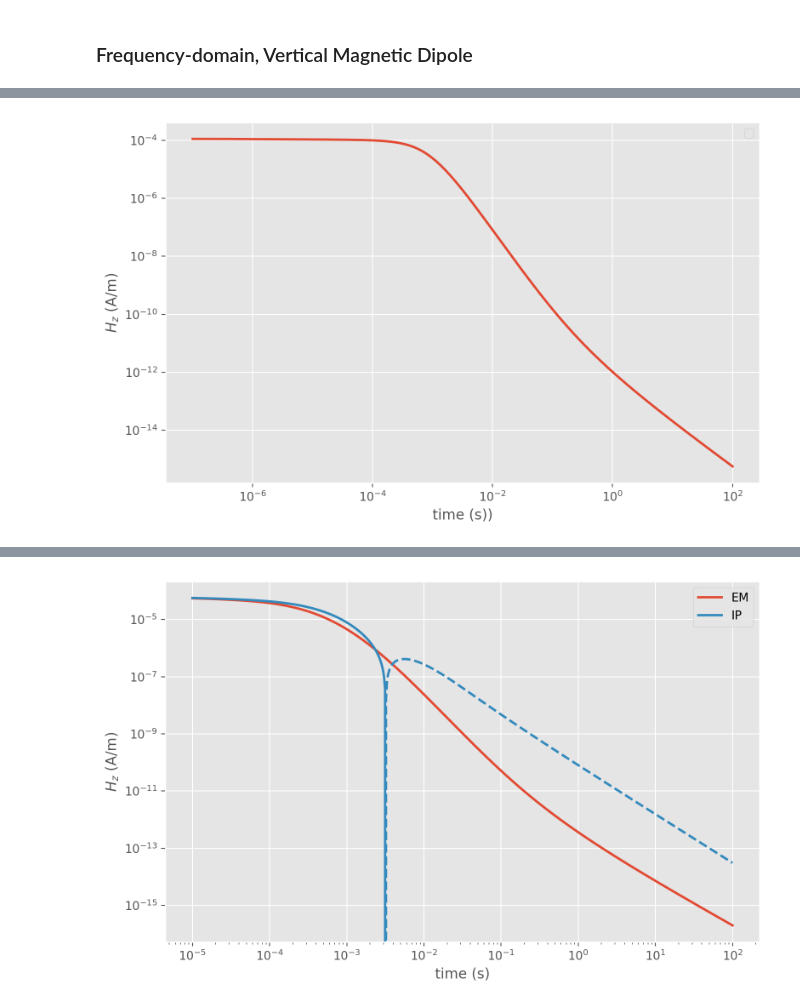
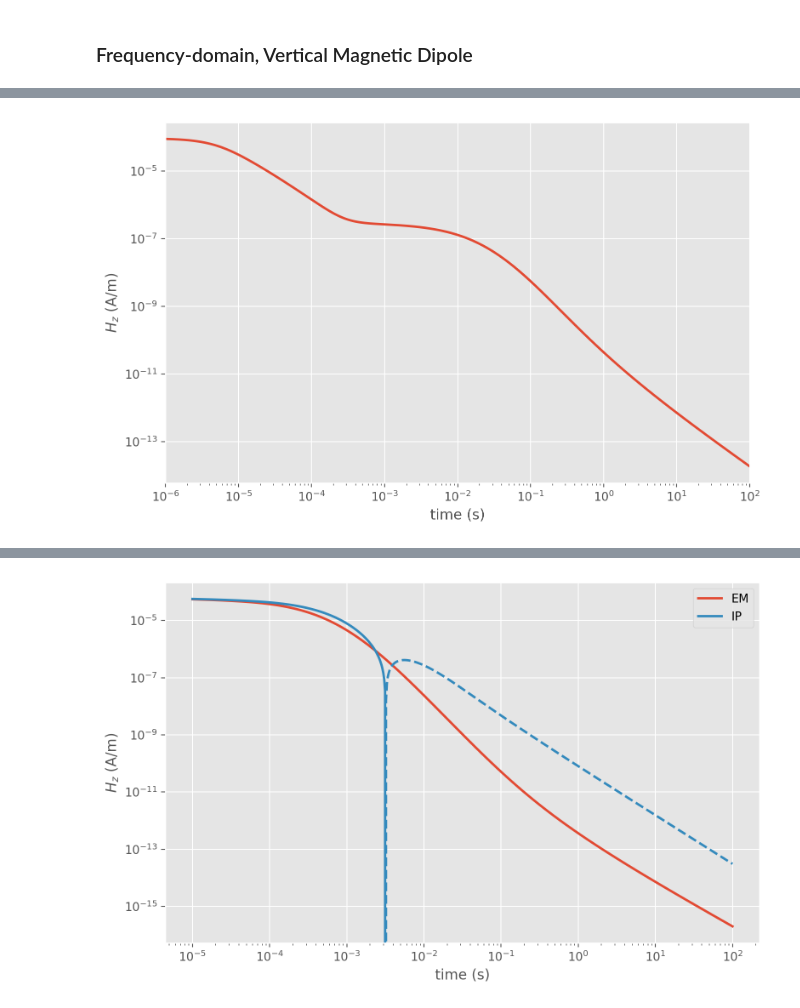
Before and after one commit to WasedaGeophysics/emulatte, a Jupyter notebook: lab/introduction.ipynb, the cells around one changed output, grey strips where cells are left out. Drawn from its saved outputs; the diff is of its cells as text; code cells hidden in the pictures.

```diff
--- a/lab/introduction.ipynb
+++ b/lab/introduction.ipynb
@@ -169,38 +188,39 @@ tx = [[-10,-10,0.01],[10,10,0.01]]
 # receiver coordinate [x,y,z]
 rx = [-100,100,0]
 # layer thickness
-thicks = [10,10]
+thicks = [500,50]
 # resistivity of the layers
-res = [100,1,1000]
+res = [500,1,100]
 # frequency of transmittion
-time = np.logspace(-7, 2, 60001)
+time = np.logspace(-6, 2, 60001)
 # electrical current of loop
 current = 1
 
 # create instances for model and source
-model = emu.create_model(thicks)
+model = emu.create_model(thicks, state='qs')
 hgw = HGW(current, ontime=-1)
 
 # setting source & parameters
 model.set_params(res)
 model.set_source(hgw, tx)
 model.set_filter(hankel_filter='key201')
 
 # proceed the calculation & get answer
 hz = model.field("H", "z", rx, time)
 
 # plot
 plt.style.use('ggplot')
 fig = plt.figure(figsize=(8,5), facecolor='w', dpi=200)
 ax = fig.add_subplot(111)
 ax.plot(time, hz, "C0-", linewidth=2)
 ax.plot(time, -hz, "C0--", linewidth=2)
 ax.set_yscale('log')
 ax.set_xscale('log')
-ax.set_xlabel('time (s))')
+ax.set_xlabel('time (s)')
 ax.set_ylabel('$H_z$ (A/m)')
-ax.legend()
+ax.set_xlim(1e-6, 1e2)
 ax.grid(True)
 plt.tight_layout()
 plt.show()
 # %% [output]
+[figure, new version]
@@ -208 +228,0 @@ No handles with labels found to put in legend.
-[figure, old version]
```
Also changed, not shown: parts of 10 cells of this notebook, 8 other files.
